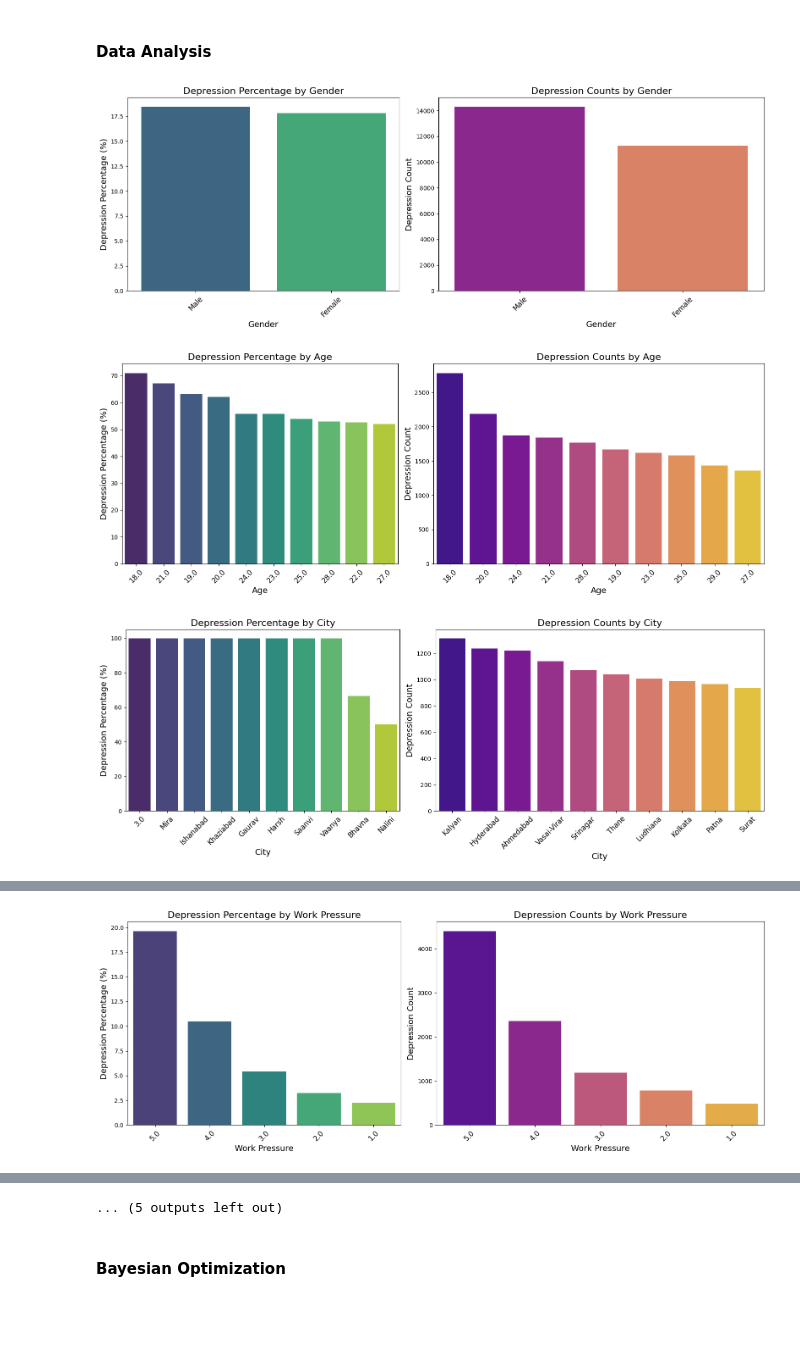
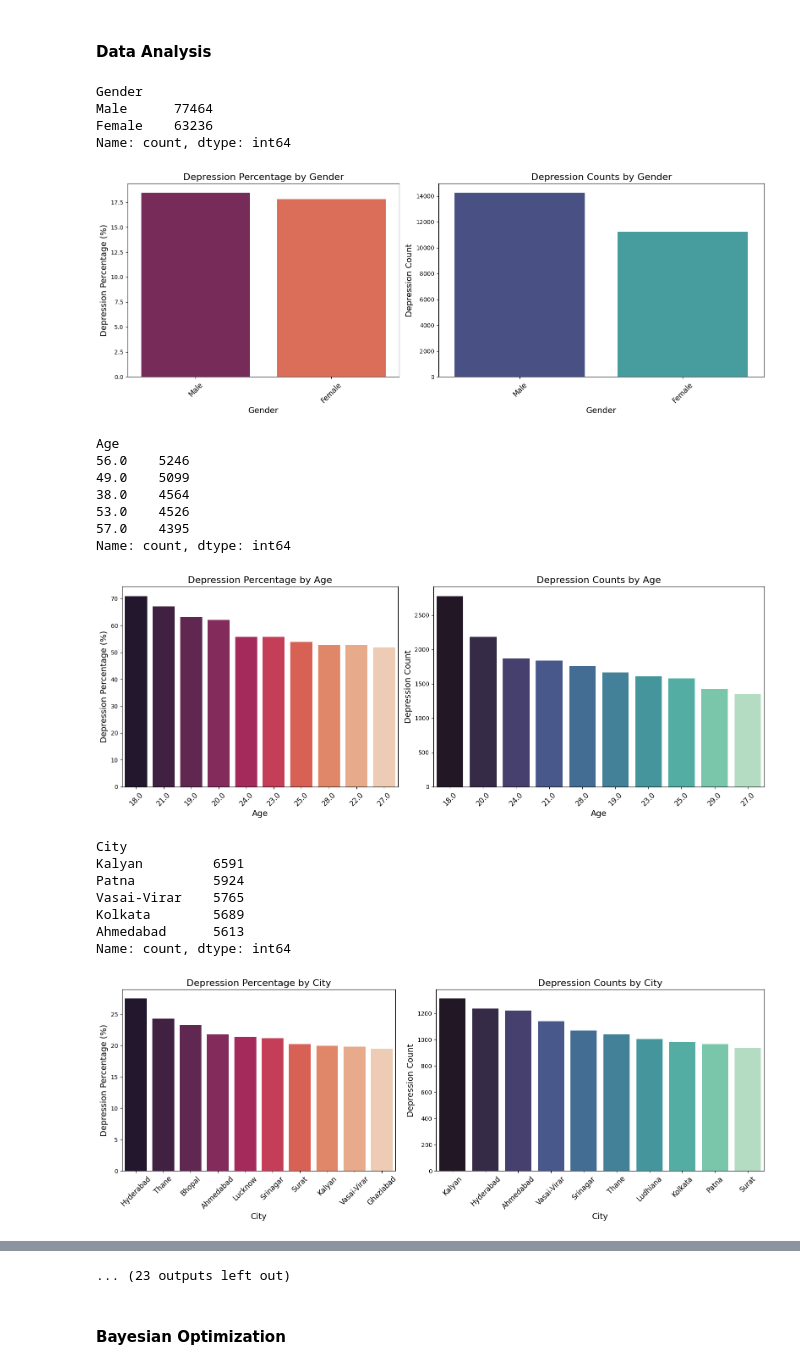
Before and after one commit to Caoze1/dv2599, a Jupyter notebook: projekt/book.ipynb, the cells around one changed output, grey strips where cells are left out. Saved outputs shown, nothing was run; the diff lists cells and outputs as text; code cells hidden in the pictures; blank space fills up the shorter version.

```diff
--- a/projekt/book.ipynb
+++ b/projekt/book.ipynb
@@ -114,47 +142,80 @@ dtype: object
 #### Data Analysis
 # %%
 def plot_feature(feature):
-    grouped = df.groupby(feature)['Depression']
-    percentages = (grouped.sum() / grouped.count() * 100).sort_values(ascending=False).head(10)
+    if feature == 'Profession':
+        grouped = df_prof.groupby(feature)['Depression']
+        percentages = (grouped.sum() / grouped.count() * 100).sort_values(ascending=False).head(10)
 
-    groups = df.groupby(col)['Depression'].sum().sort_values(ascending=False).head(10)
+        groups = df_prof.groupby(col)['Depression'].sum().sort_values(ascending=False).head(10)
+    else:
+        grouped = df_ana.groupby(feature)['Depression']
+        percentages = (grouped.sum() / grouped.count() * 100).sort_values(ascending=False).head(10)
+
+        groups = df_ana.groupby(col)['Depression'].sum().sort_values(ascending=False).head(10)
 
     # Set up subplots
     fig, axes = plt.subplots(1, 2, figsize=(16, 6), gridspec_kw={'width_ratios': [1, 1.2]})
 
     # Bar chart for percentages
     sns.barplot(
         x=percentages.index.astype(str),  # Convert to string to ensure proper ordering
         y=percentages.values,
-        palette='viridis',
+        palette='rocket',
         ax=axes[0]
     )
     axes[0].set_title(f"Depression Percentage by {feature}", fontsize=16)
     axes[0].set_xlabel(feature, fontsize=14)
     axes[0].set_ylabel("Depression Percentage (%)", fontsize=14)
     axes[0].tick_params(axis='x', rotation=45, labelsize=12)
 
     # Bar chart for counts
     sns.barplot(
         x=groups.index.astype(str),  # Convert to string to ensure proper ordering
         y=groups.values,
-        palette='plasma',
+        palette='mako',
         ax=axes[1]
     )
     axes[1].set_title(f"Depression Counts by {feature}", fontsize=16)
     axes[1].set_xlabel(feature, fontsize=14)
     axes[1].set_ylabel("Depression Count", fontsize=14)
     axes[1].tick_params(axis='x', rotation=45, labelsize=12)
 
+    # Save plots
+    # if feature == 'Have you ever had suicidal thoughts ?':
+    #     plt.savefig("charts/Suicidal thoughts.png", bbox_inches='tight')
+    # elif feature == 'Work/Study Hours':
+    #     plt.savefig("charts/WorkStudyHours.png", bbox_inches='tight')
+    # else:
+    #     plt.savefig("charts/" + feature + ".png", bbox_inches='tight')
+
     # Adjust layout
     plt.tight_layout()
     plt.show()
 
 
-for col in df.columns:
-    if col not in ['id', 'Name', 'Depression']:
+for col in df_ana.columns:
+    print(df[col].value_counts().head())
+    if col not in ['Depression']:
         plot_feature(col)
 # %% [output]
+Gender
+Male      77464
+Female    63236
+Name: count, dtype: int64
-[figure, old version]
+[figure, new version]
+Age
+56.0    5246
+49.0    5099
+38.0    4564
+53.0    4526
+57.0    4395
+Name: count, dtype: int64
-[figure, old version]
+[figure, new version]
+City
+Kalyan         6591
+Patna          5924
+Vasai-Virar    5765
+Kolkata        5689
+Ahmedabad      5613
+Name: count, dtype: int64
-[figure, old version]
+[figure, new version]
@@ -164 +242,0 @@ for col in df.columns:
-[figure, removed]
@@ -170,4 +243,4 @@ for col in df.columns:
-... (5 outputs left out)
+... (23 outputs left out)
 # %% [markdown]
 #### Bayesian Optimization
 # %%
```
Also changed, not shown: parts of 7 cells of this notebook, 24 other files.
